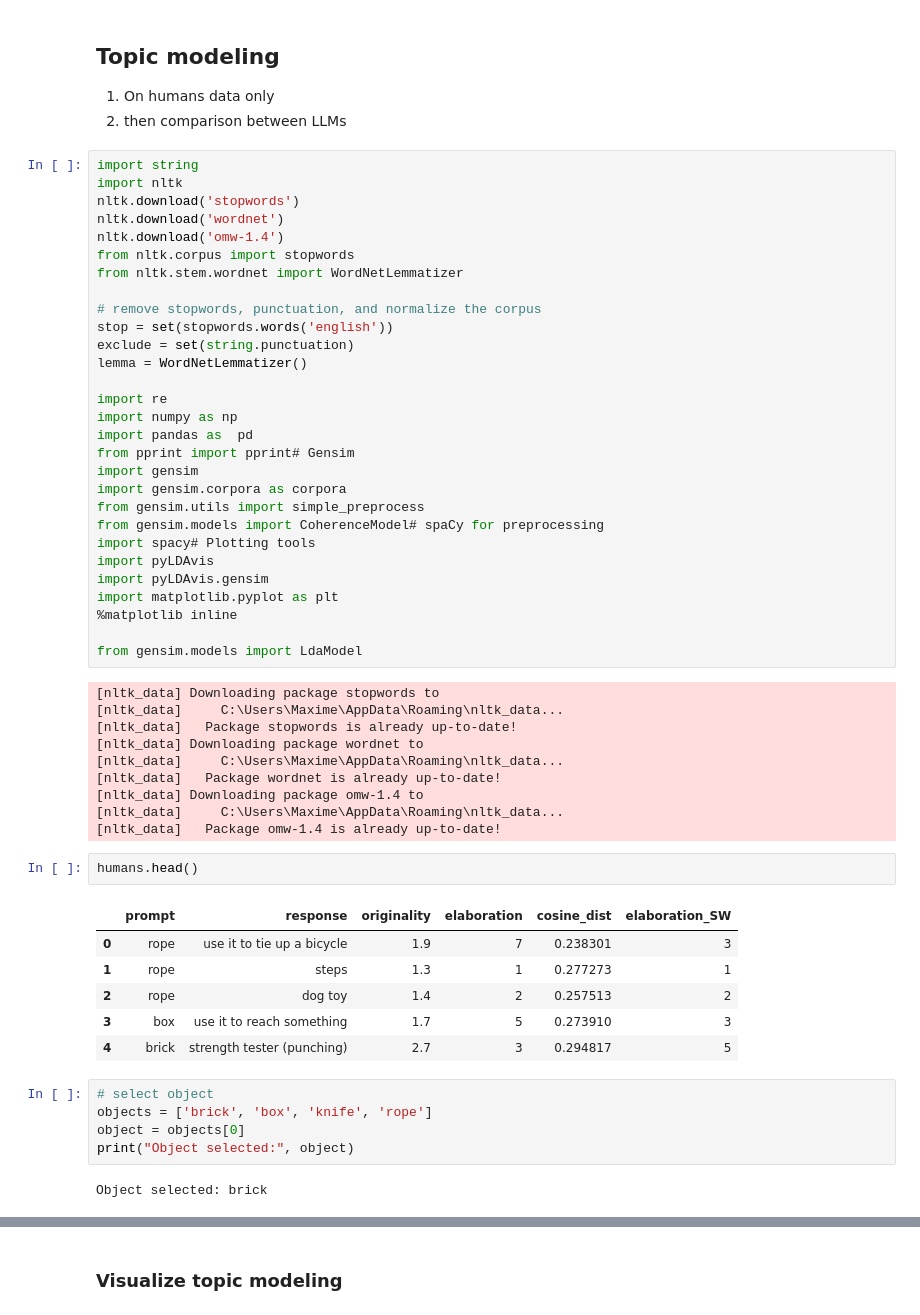
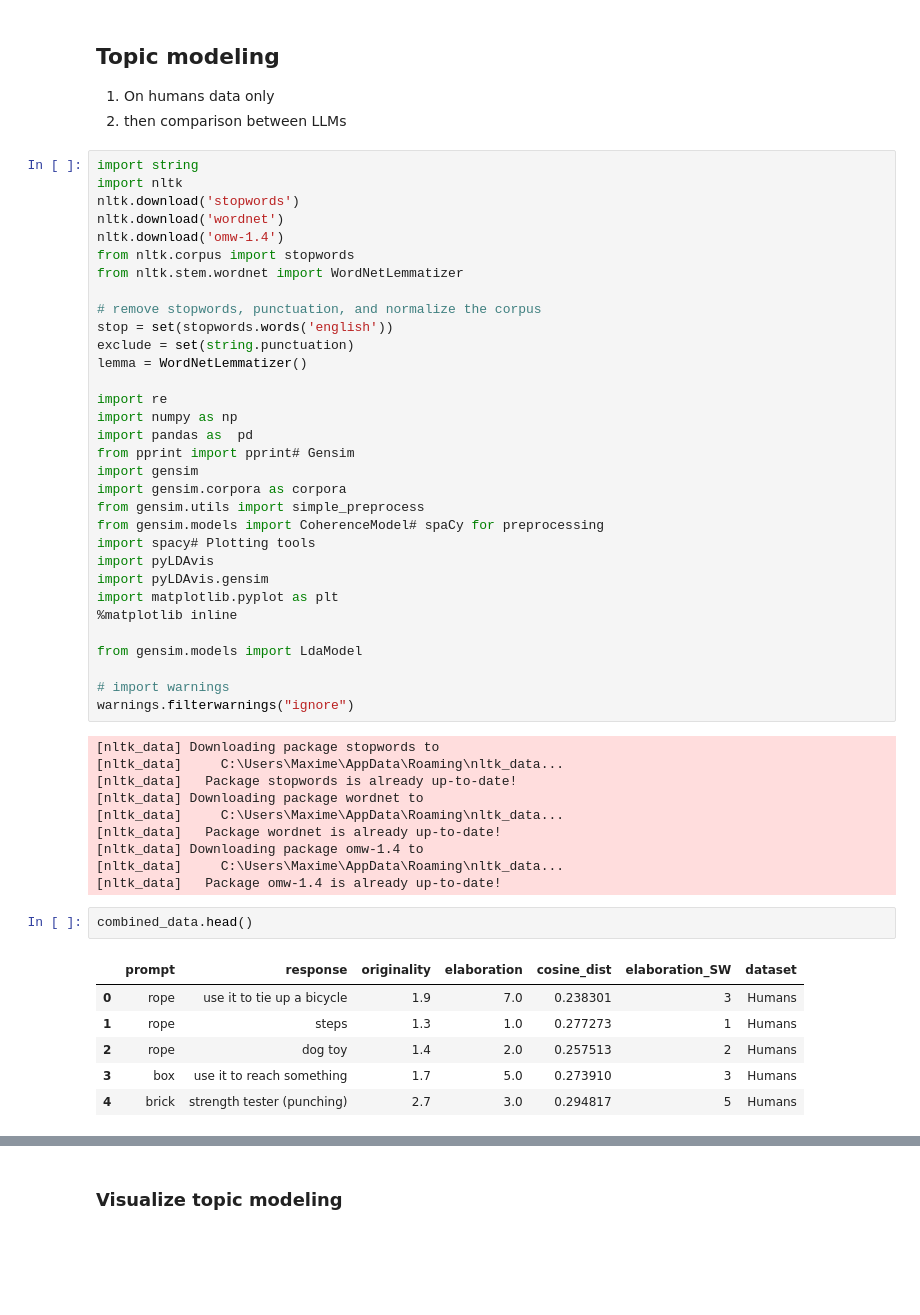
Before and after one commit to Maximelel/LLM_creativity_aut, a Jupyter notebook: benchmark.ipynb, the cells around one changed output, grey strips where cells are left out. Drawn from its saved outputs; the diff is of its cells as text; blank space fills up the shorter version.

```diff
--- a/benchmark.ipynb
+++ b/benchmark.ipynb
@@ -394,6 +410,9 @@ import matplotlib.pyplot as plt
 %matplotlib inline
 
 from gensim.models import LdaModel
+
+# import warnings
+warnings.filterwarnings("ignore")
 # %% [output]
 [nltk_data] Downloading package stopwords to
 [nltk_data]     C:\Users\Maxime\AppData\Roaming\nltk_data...
@@ -405,21 +424,14 @@ from gensim.models import LdaModel
 [nltk_data]     C:\Users\Maxime\AppData\Roaming\nltk_data...
 [nltk_data]   Package omw-1.4 is already up-to-date!
 # %%
-humans.head()
+combined_data.head()
 # %% [output]
-|  | prompt | response | originality | elaboration | cosine_dist | elaboration_SW |
-| 0 | rope | use it to tie up a bicycle | 1.9 | 7 | 0.238301 | 3 |
-| 1 | rope | steps | 1.3 | 1 | 0.277273 | 1 |
-| 2 | rope | dog toy | 1.4 | 2 | 0.257513 | 2 |
-| 3 | box | use it to reach something | 1.7 | 5 | 0.273910 | 3 |
-| 4 | brick | strength tester (punching) | 2.7 | 3 | 0.294817 | 5 |
+|  | prompt | response | originality | elaboration | cosine_dist | elaboration_SW | dataset |
+| 0 | rope | use it to tie up a bicycle | 1.9 | 7.0 | 0.238301 | 3 | Humans |
+| 1 | rope | steps | 1.3 | 1.0 | 0.277273 | 1 | Humans |
+| 2 | rope | dog toy | 1.4 | 2.0 | 0.257513 | 2 | Humans |
+| 3 | box | use it to reach something | 1.7 | 5.0 | 0.273910 | 3 | Humans |
+| 4 | brick | strength tester (punching) | 2.7 | 3.0 | 0.294817 | 5 | Humans |
-# %%
-# select object
-objects = ['brick', 'box', 'knife', 'rope']
-object = objects[0]
-print("Object selected:", object)
-# %% [output]
-Object selected: brick
 # %%
 # clean text
 def clean(doc):
```
Also changed, not shown: parts of 23 cells of this notebook, 1 other file.
